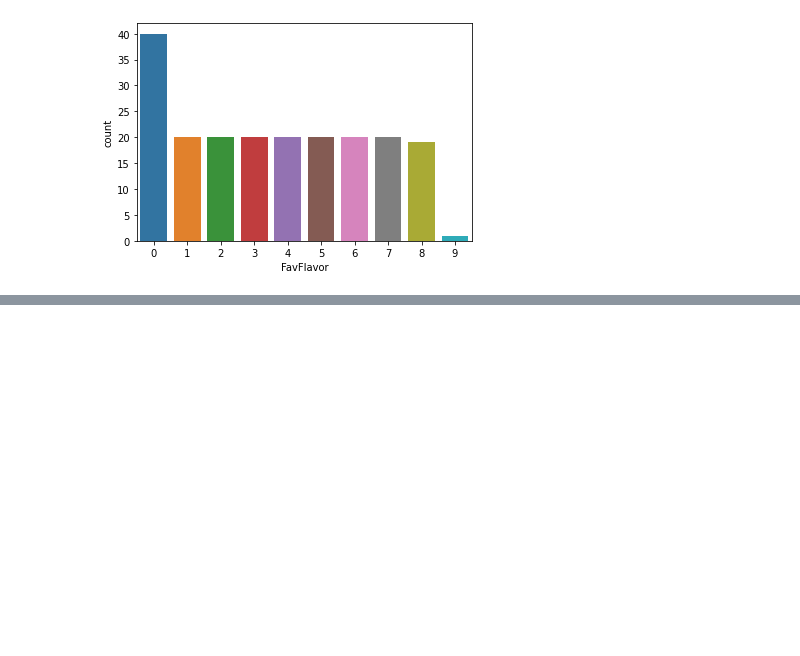
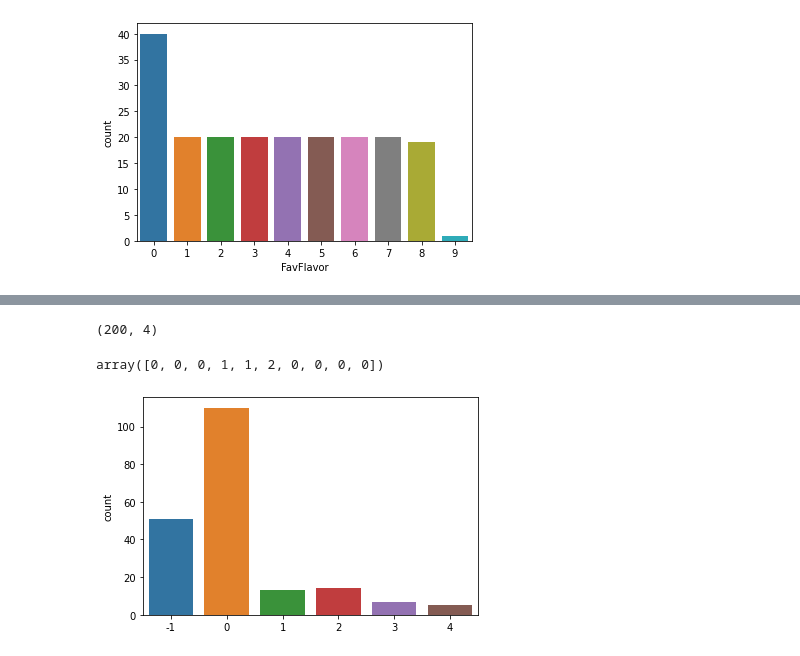
Before and after one commit to ilman79/Case-Study-02-Data-Mining-UIN-Ganjil-2022-Kelompok-1, a Jupyter notebook: Study_Case_2_Kelompok_1.ipynb, the cells around one changed output, grey strips where cells are left out. Cells and saved outputs as stored; diff of their text form; code cells hidden in the pictures; blank space fills up the shorter version.

```diff
--- a/Study_Case_2_Kelompok_1.ipynb
+++ b/Study_Case_2_Kelompok_1.ipynb
@@ -224,3 +224,4 @@ a = sns.countplot(x="FavFlavor", data=df)
 df["skor-pengeluaran"] = (df["skor-pengeluaran"] - df["skor-pengeluaran"].mean()) / df["skor-pengeluaran"].std()
 df["Umur"] = (df["Umur"] - df["Umur"].mean()) / df["Umur"].std()
 df["FavFlavor"] = (df["FavFlavor"] - df["FavFlavor"].mean()) / df["FavFlavor"].std()
+df["Pendapatan-per-bulan"]=(df["Pendapatan-per-bulan"] - df["Pendapatan-per-bulan"].mean()) / df["Pendapatan-per-bulan"].std()
@@ -226,0 +244,6 @@ df["FavFlavor"] = (df["FavFlavor"] - df["FavFlavor"].mean()) / df["FavFlavor"].s
+# %%
+X = df[['Umur','Pendapatan-per-bulan','skor-pengeluaran','FavFlavor']].values
+C = df['Jenis Kelamin'].values
+print(X.shape)
+# %% [output]
+(200, 4)
@@ -226,0 +252,9 @@ df["FavFlavor"] = (df["FavFlavor"] - df["FavFlavor"].mean()) / df["FavFlavor"].s
+# %%
+dbscan = cluster.DBSCAN(eps=0.8, min_samples=5, metric='euclidean')
+dbscan.fit(X)
+C_db = dbscan.labels_.astype(np.int)
+sns.countplot(C_db)
+C_db[:10]
+# %% [output]
+array([0, 0, 0, 1, 1, 2, 0, 0, 0, 0])
+[figure, added]
```
Also changed, not shown: parts of 3 cells of this notebook.
